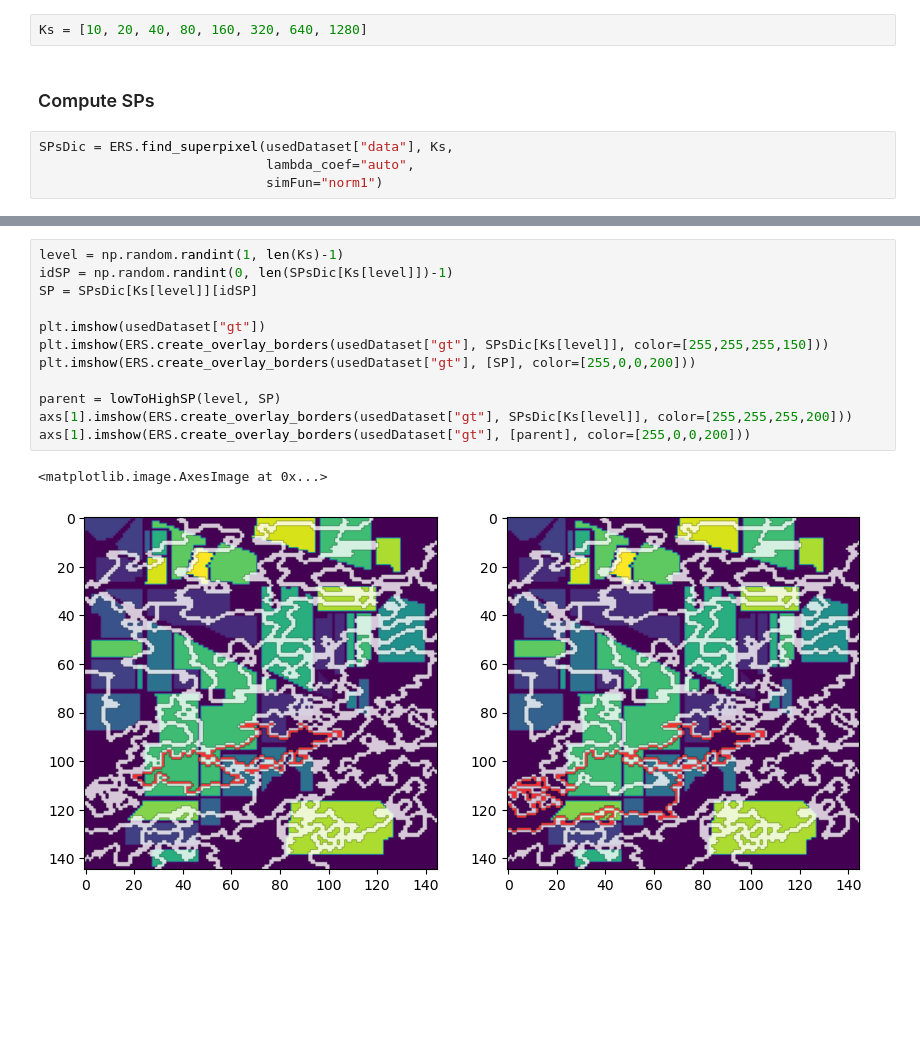
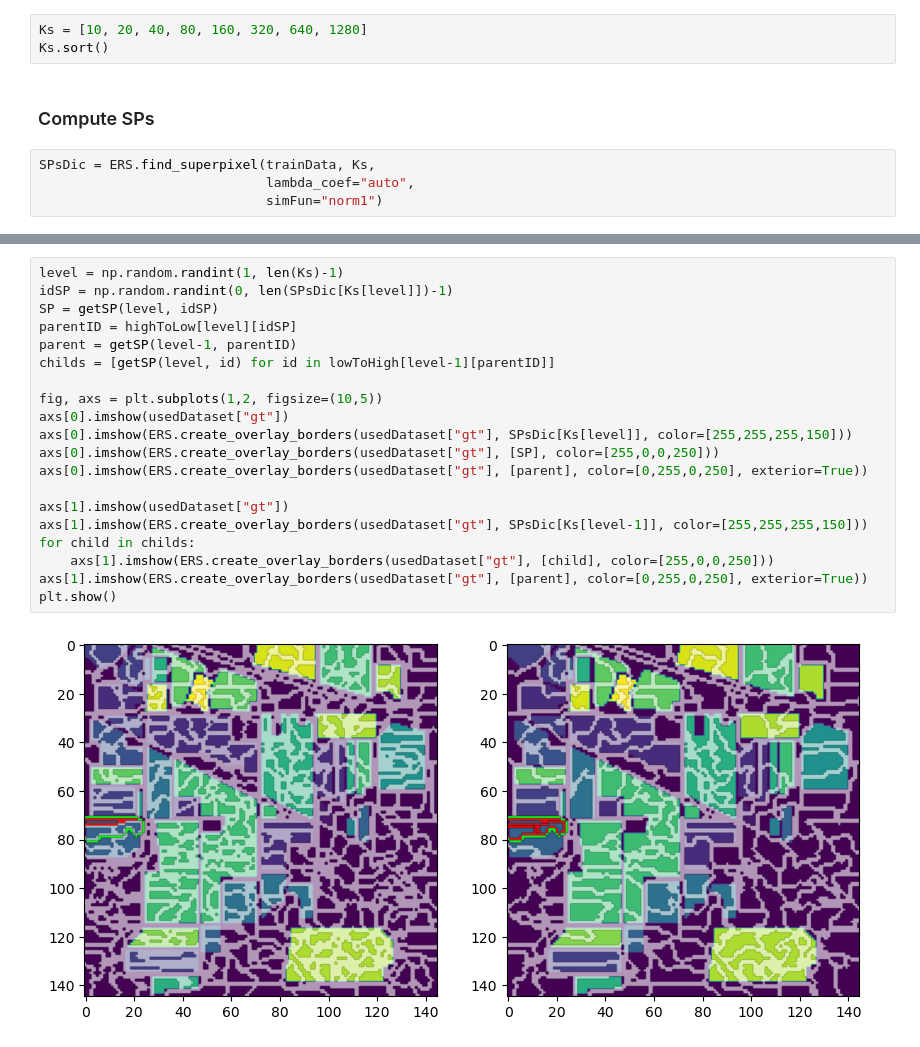
Before and after one commit to GeckSpy/M1-internship-SSGA, a Jupyter notebook: code/MultiLevelSP.ipynb, the cells around one changed output, grey strips where cells are left out. Cells and saved outputs as stored; diff of their text form; blank space fills up the shorter version.

```diff
--- a/code/MultiLevelSP.ipynb
+++ b/code/MultiLevelSP.ipynb
@@ -30,10 +30,11 @@ plt.show()
 ### Choice of Ks
 # %%
 Ks = [10, 20, 40, 80, 160, 320, 640, 1280]
+Ks.sort()
 # %% [markdown]
 ### Compute SPs
 # %%
-SPsDic = ERS.find_superpixel(usedDataset["data"], Ks,
+SPsDic = ERS.find_superpixel(trainData, Ks,
                              lambda_coef="auto",
                              simFun="norm1")
 # %%
@@ -75,15 +83,22 @@ def lowToHighSP(level, SP):
 # %%
 level = np.random.randint(1, len(Ks)-1)
 idSP = np.random.randint(0, len(SPsDic[Ks[level]])-1)
-SP = SPsDic[Ks[level]][idSP]
+SP = getSP(level, idSP)
+parentID = highToLow[level][idSP]
+parent = getSP(level-1, parentID)
+childs = [getSP(level, id) for id in lowToHigh[level-1][parentID]]
 
-plt.imshow(usedDataset["gt"])
-plt.imshow(ERS.create_overlay_borders(usedDataset["gt"], SPsDic[Ks[level]], color=[255,255,255,150]))
-plt.imshow(ERS.create_overlay_borders(usedDataset["gt"], [SP], color=[255,0,0,200]))
+fig, axs = plt.subplots(1,2, figsize=(10,5))
+axs[0].imshow(usedDataset["gt"])
+axs[0].imshow(ERS.create_overlay_borders(usedDataset["gt"], SPsDic[Ks[level]], color=[255,255,255,150]))
+axs[0].imshow(ERS.create_overlay_borders(usedDataset["gt"], [SP], color=[255,0,0,250]))
+axs[0].imshow(ERS.create_overlay_borders(usedDataset["gt"], [parent], color=[0,255,0,250], exterior=True))
 
-parent = lowToHighSP(level, SP)
-axs[1].imshow(ERS.create_overlay_borders(usedDataset["gt"], SPsDic[Ks[level]], color=[255,255,255,200]))
-axs[1].imshow(ERS.create_overlay_borders(usedDataset["gt"], [parent], color=[255,0,0,200]))
+axs[1].imshow(usedDataset["gt"])
+axs[1].imshow(ERS.create_overlay_borders(usedDataset["gt"], SPsDic[Ks[level-1]], color=[255,255,255,150]))
+for child in childs:
+    axs[1].imshow(ERS.create_overlay_borders(usedDataset["gt"], [child], color=[255,0,0,250]))
+axs[1].imshow(ERS.create_overlay_borders(usedDataset["gt"], [parent], color=[0,255,0,250], exterior=True))
+plt.show()
 # %% [output]
-<matplotlib.image.AxesImage at 0x...>
-[figure, old version]
+[figure, new version]
```
Also changed, not shown: parts of 2 cells of this notebook.
